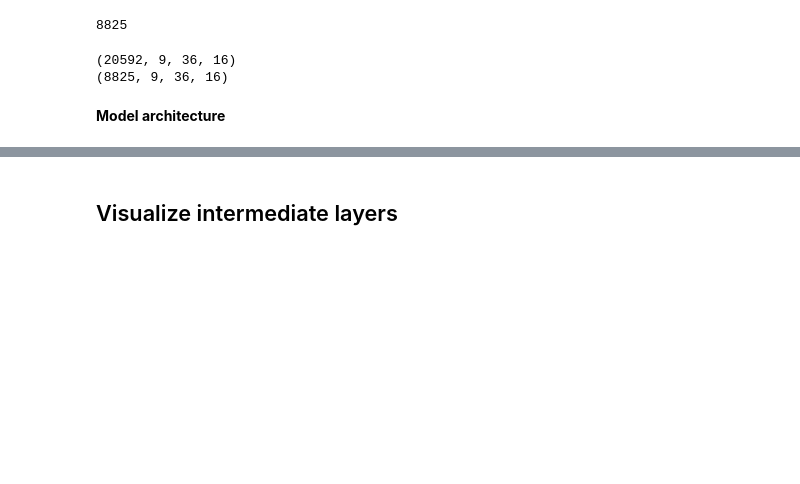
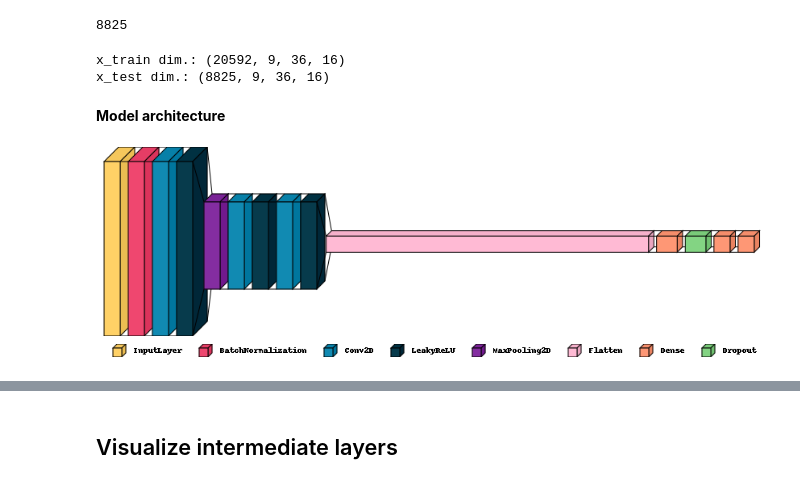
Before and after one commit to CIEMAT-Neutrino/AI_nuvT, a Jupyter notebook: 6_Regression_Ebaricenter_NN.ipynb, the cells around one changed output, grey strips where cells are left out. Cells and saved outputs as stored; diff of their text form; code cells hidden in the pictures; blank space fills up the shorter version.

```diff
--- a/6_Regression_Ebaricenter_NN.ipynb
+++ b/6_Regression_Ebaricenter_NN.ipynb
@@ -135,7 +84,7 @@ Merged dEprom:
 # %% [markdown]
 ## Creation of train and test sets
 # %%
-test_size = int(np.floor(0.30*np.shape(dEprom)[0]) )
+test_size = int(np.floor(0.30*np.shape(y_np)[0]) )
 print(test_size)
 # %% [output]
 8825
@@ -144,7 +91,8 @@ x_train, x_test = filtered_image[:-test_size], filtered_image[-test_size:]
 # %%
-print(x_train.shape)
-print(x_test.shape)
+x_train, x_test = image[:-test_size], image[-test_size:]
+print('x_train dim.:',x_train.shape)
+print('x_test dim.:', x_test.shape)
 # %% [output]
-(20592, 9, 36, 16)
-(8825, 9, 36, 16)
+x_train dim.: (20592, 9, 36, 16)
+x_test dim.: (8825, 9, 36, 16)
 # %%
@@ -221,0 +173,4 @@ model_4comp_comp_28 = create_cnn_model(x_train, (2,8),(2,2))
+# %%
+visualkeras.layered_view(model, legend=True,scale_xy=6, to_file='output.png')  # font is optional!
+# %% [output]
+[figure, added]
```
Also changed, not shown: parts of 62 cells of this notebook, 6 other files.
